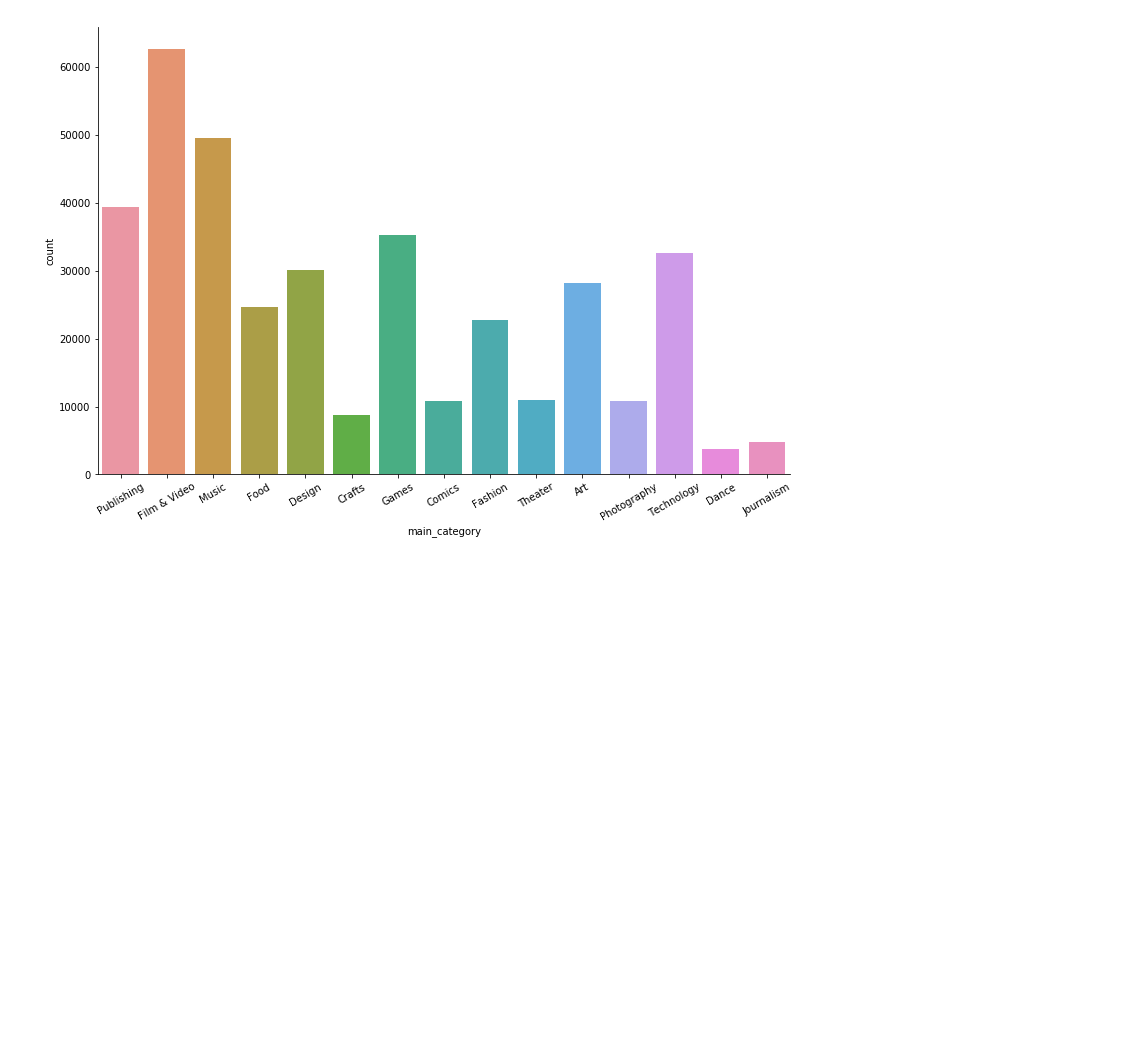
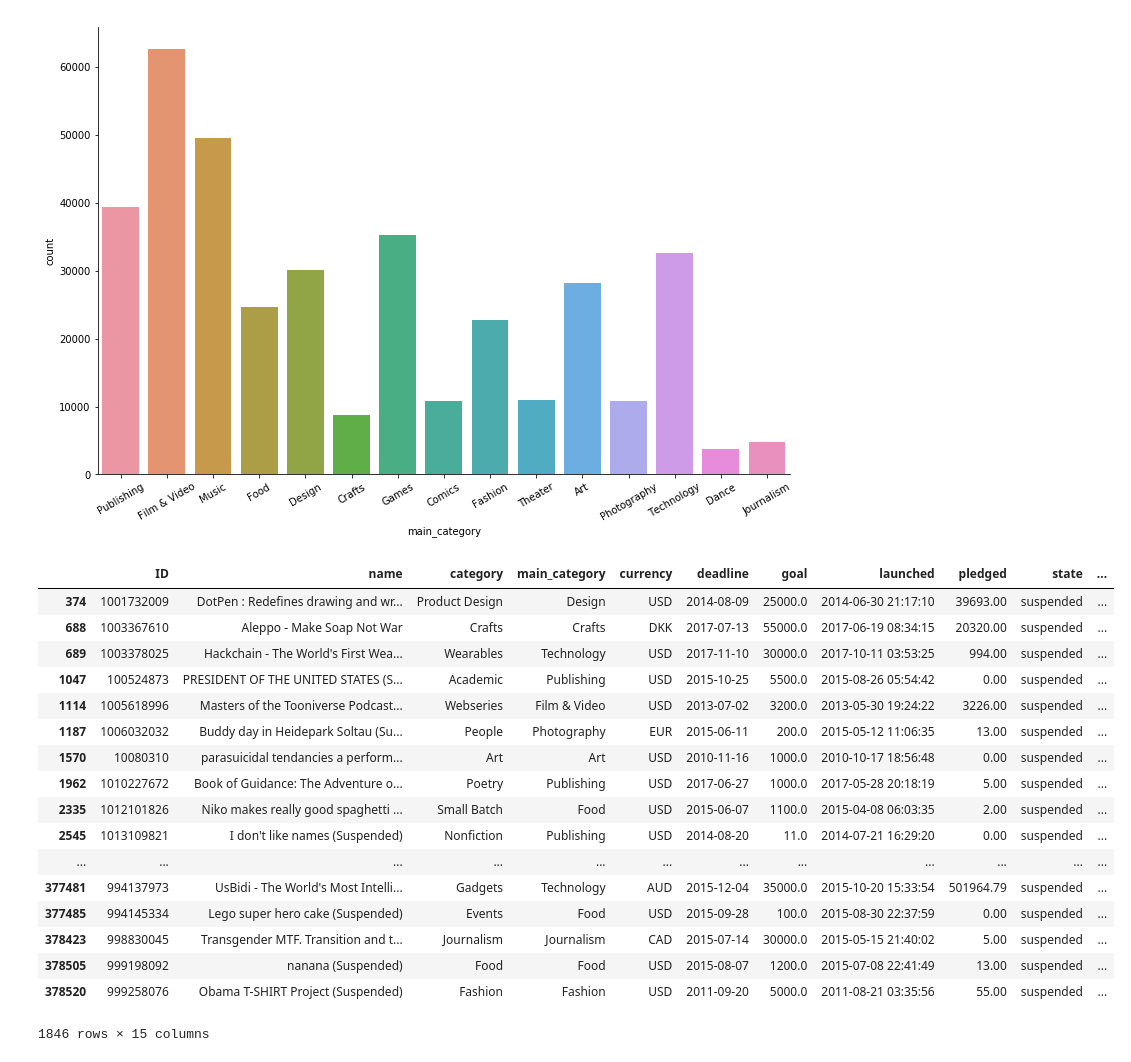
Before and after one commit to holiday007/-Springboard-Holiday_Projects, a Jupyter notebook: Springboard Project/Spring Board Capstone Project - 2. Composition EDA on 2018 Data.ipynb, the cells around one changed output. Saved outputs shown, nothing was run; the diff lists cells and outputs as text; code cells hidden in the pictures; blank space fills up the shorter version.

```diff
--- a/Springboard Project/Spring Board Capstone Project - 2. Composition EDA on 2018 Data.ipynb
+++ b/Springboard Project/Spring Board Capstone Project - 2. Composition EDA on 2018 Data.ipynb
@@ -137,6 +135,0 @@ the test confirmed the assumption, so dropping the entries with missing values w
-# %%
-# now drop the entries with missing values on 'usd pledged' since abnomarlity co-occur on 'country'
-# keep entries with missing values on 'name' since these are actual projects
-print(df.shape)
-df = df.dropna(subset=['usd pledged'])
-print(df.shape)
@@ -145,0 +167,6 @@ print(df.shape)
+# %%
+# drop the entries
+print("length of original data frame: ", len(df))
+indices = df[(df.state=='live') | (df.state=='undefined') | (df.state=='suspended')].index
+df = df.drop(indices)
+print("length of data frame after dropping the undesired entries",len(df))
@@ -145,0 +198,4 @@ print(df.shape)
+# %%
+# change 'N,0"' into 'unknown' in "country" column
+df = df.replace(['N,0"'], "unknown")
+df.country.value_counts()
@@ -145,0 +225,4 @@ print(df.shape)
+# %%
+# dropping columns
+df = df.drop(columns=['goal', 'usd pledged', 'pledged'])
+df.columns
@@ -594,3 +684,24 @@ plot_main_cat.set_xticklabels(rotation=30)
 plt.show()
 # %% [output]
 [figure]
+# %%
+df[df.state == 'suspended']
+# %% [output]
+|  | ID | name | category | main_category | currency | deadline | goal | launched | pledged | state | ... |
+| 374 | 1001732009 | DotPen : Redefines drawing and wr... | Product Design | Design | USD | 2014-08-09 | 25000.0 | 2014-06-30 21:17:10 | 39693.00 | suspended | ... |
+| 688 | 1003367610 | Aleppo - Make Soap Not War | Crafts | Crafts | DKK | 2017-07-13 | 55000.0 | 2017-06-19 08:34:15 | 20320.00 | suspended | ... |
+| 689 | 1003378025 | Hackchain - The World's First Wea... | Wearables | Technology | USD | 2017-11-10 | 30000.0 | 2017-10-11 03:53:25 | 994.00 | suspended | ... |
+| 1047 | 100524873 | PRESIDENT OF THE UNITED STATES (S... | Academic | Publishing | USD | 2015-10-25 | 5500.0 | 2015-08-26 05:54:42 | 0.00 | suspended | ... |
+| 1114 | 1005618996 | Masters of the Tooniverse Podcast... | Webseries | Film & Video | USD | 2013-07-02 | 3200.0 | 2013-05-30 19:24:22 | 3226.00 | suspended | ... |
+| 1187 | 1006032032 | Buddy day in Heidepark Soltau (Su... | People | Photography | EUR | 2015-06-11 | 200.0 | 2015-05-12 11:06:35 | 13.00 | suspended | ... |
+| 1570 | 10080310 | parasuicidal tendancies a perform... | Art | Art | USD | 2010-11-16 | 1000.0 | 2010-10-17 18:56:48 | 0.00 | suspended | ... |
+| 1962 | 1010227672 | Book of Guidance: The Adventure o... | Poetry | Publishing | USD | 2017-06-27 | 1000.0 | 2017-05-28 20:18:19 | 5.00 | suspended | ... |
+| 2335 | 1012101826 | Niko makes really good spaghetti ... | Small Batch | Food | USD | 2015-06-07 | 1100.0 | 2015-04-08 06:03:35 | 2.00 | suspended | ... |
+| 2545 | 1013109821 | I don't like names (Suspended) | Nonfiction | Publishing | USD | 2014-08-20 | 11.0 | 2014-07-21 16:29:20 | 0.00 | suspended | ... |
+| ... | ... | ... | ... | ... | ... | ... | ... | ... | ... | ... | ... |
+| 377481 | 994137973 | UsBidi - The World's Most Intelli... | Gadgets | Technology | AUD | 2015-12-04 | 35000.0 | 2015-10-20 15:33:54 | 501964.79 | suspended | ... |
+| 377485 | 994145334 | Lego super hero cake (Suspended) | Events | Food | USD | 2015-09-28 | 100.0 | 2015-08-30 22:37:59 | 0.00 | suspended | ... |
+| 378423 | 998830045 | Transgender MTF. Transition and t... | Journalism | Journalism | CAD | 2015-07-14 | 30000.0 | 2015-05-15 21:40:02 | 5.00 | suspended | ... |
+| 378505 | 999198092 | nanana (Suspended) | Food | Food | USD | 2015-08-07 | 1200.0 | 2015-07-08 22:41:49 | 13.00 | suspended | ... |
+| 378520 | 999258076 | Obama T-SHIRT Project (Suspended) | Fashion | Fashion | USD | 2011-09-20 | 5000.0 | 2011-08-21 03:35:56 | 55.00 | suspended | ... |
+1846 rows × 15 columns
```
Also changed, not shown: parts of 22 cells of this notebook, 4 other files.
